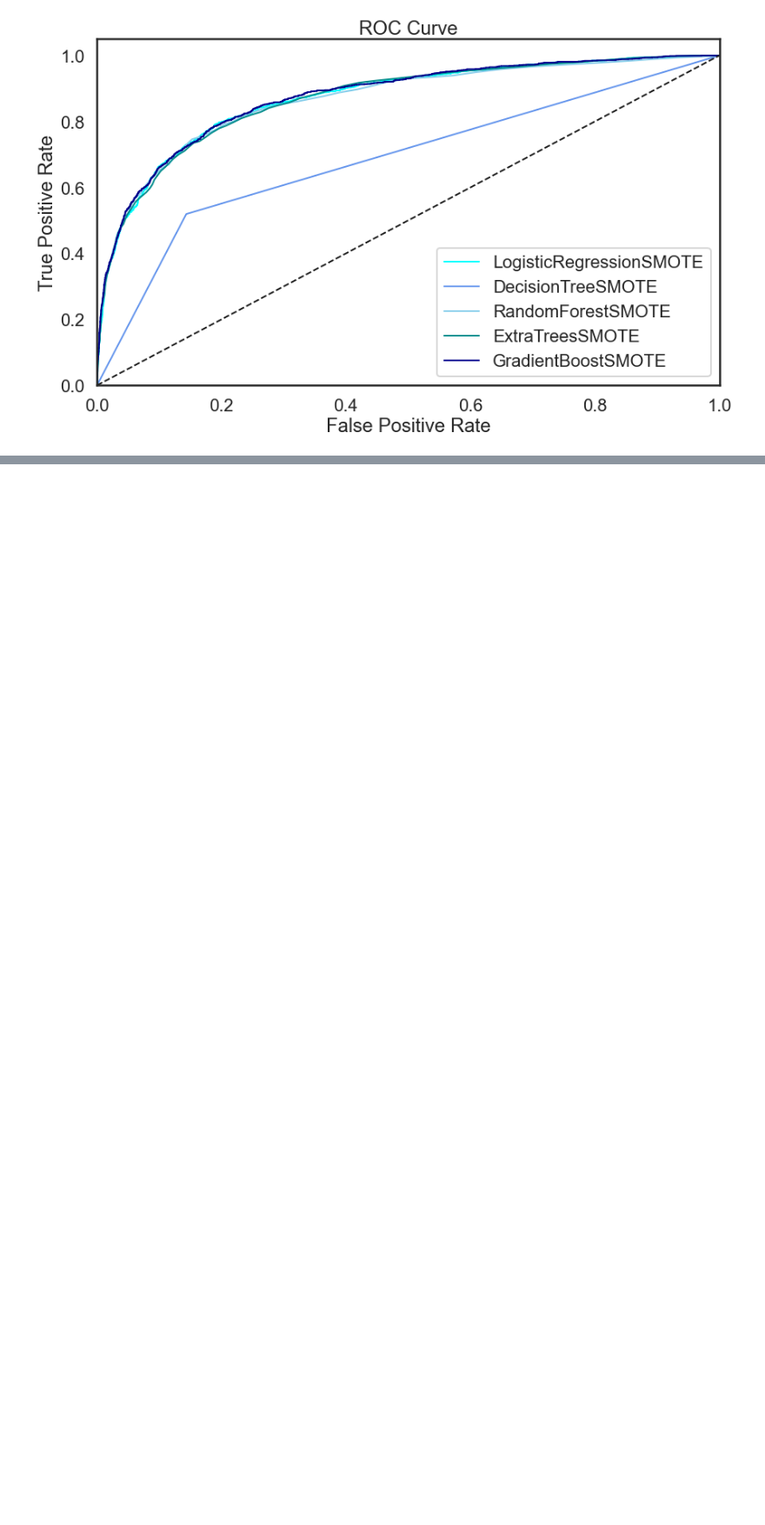
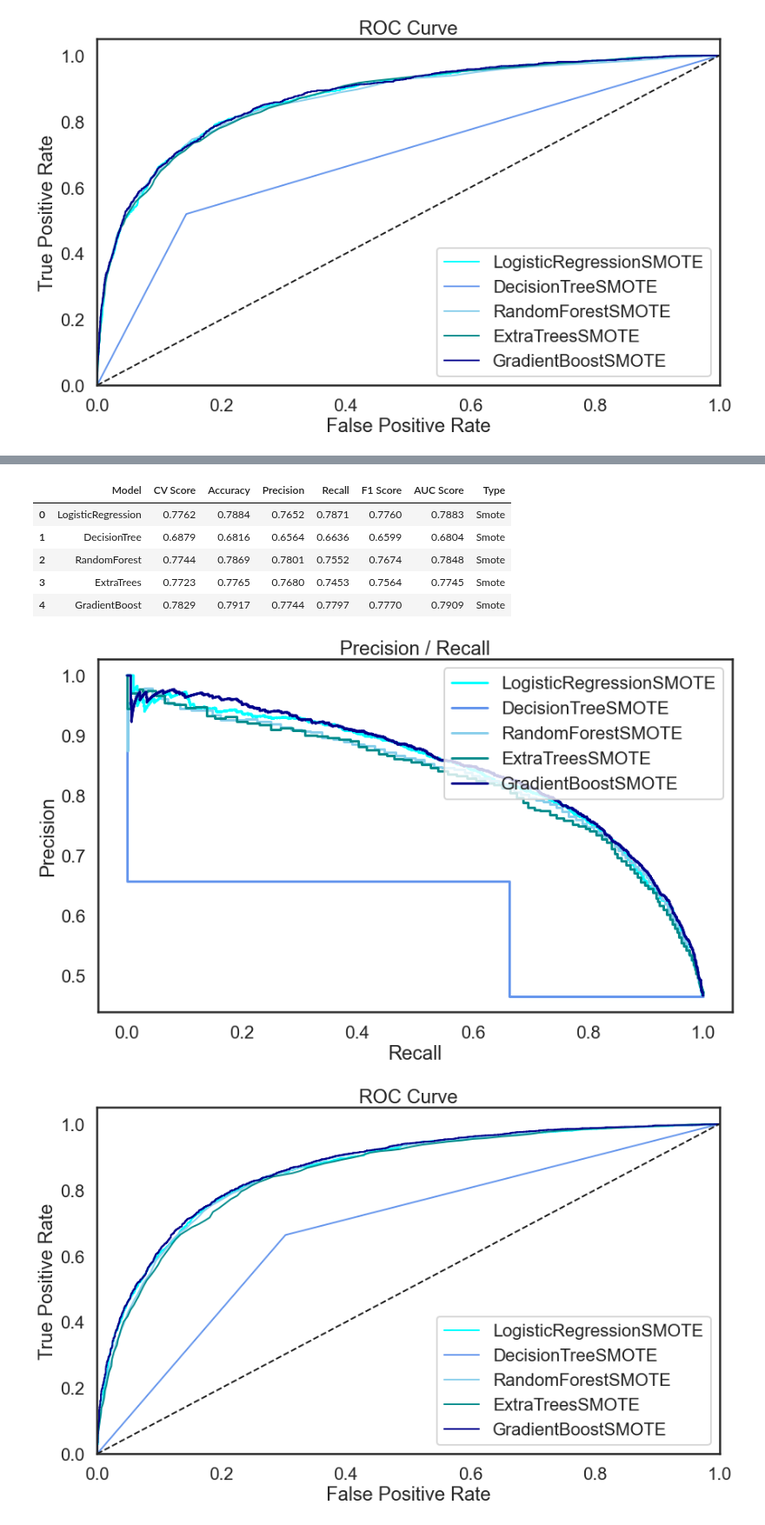
Before and after one commit to sophline/Vaccination_prediction, a Jupyter notebook: prediction.ipynb, the cells around one changed output, grey strips where cells are left out. Shown at 87% size. Drawn from its saved outputs; the diff is of its cells as text; code cells hidden in the pictures; blank space fills up the shorter version.

```diff
--- a/prediction.ipynb
+++ b/prediction.ipynb
@@ -734,0 +967,5 @@ Test Accuracy Score: 0.8609
+# %%
+# Run the baseline models but with SMOTE and evaluate the metrics
+select_table = run_model(select_models, 'Smote', smote=True)
+select_table
+# %% [output]
@@ -735,3 +991,11 @@ Test Accuracy Score: 0.8609
+|  | Model | CV Score | Accuracy | Precision | Recall | F1 Score | AUC Score | Type |
+| 0 | LogisticRegression | 0.7762 | 0.7884 | 0.7652 | 0.7871 | 0.7760 | 0.7883 | Smote |
+| 1 | DecisionTree | 0.6879 | 0.6816 | 0.6564 | 0.6636 | 0.6599 | 0.6804 | Smote |
+| 2 | RandomForest | 0.7744 | 0.7869 | 0.7801 | 0.7552 | 0.7674 | 0.7848 | Smote |
+| 3 | ExtraTrees | 0.7723 | 0.7765 | 0.7680 | 0.7453 | 0.7564 | 0.7745 | Smote |
+| 4 | GradientBoost | 0.7829 | 0.7917 | 0.7744 | 0.7797 | 0.7770 | 0.7909 | Smote |
+[figure, added]
+[figure, added]
 # %% [markdown]
 ### Conclusion
 Based on the Eda analyis . Behavioral-related questions shows a strong negative correlation with the likelihood of an individual receiving the vaccine.
```
Also changed, not shown: parts of 18 cells of this notebook.
